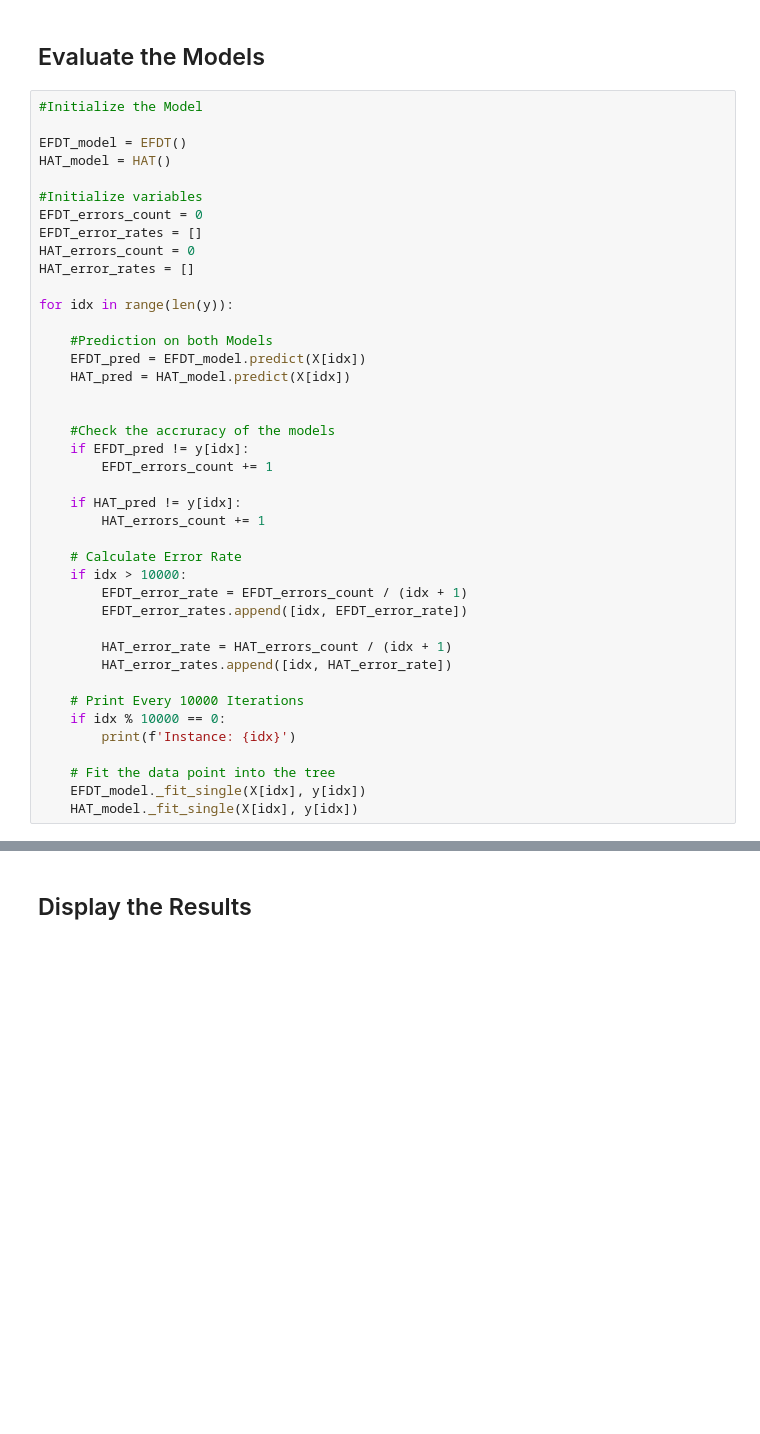
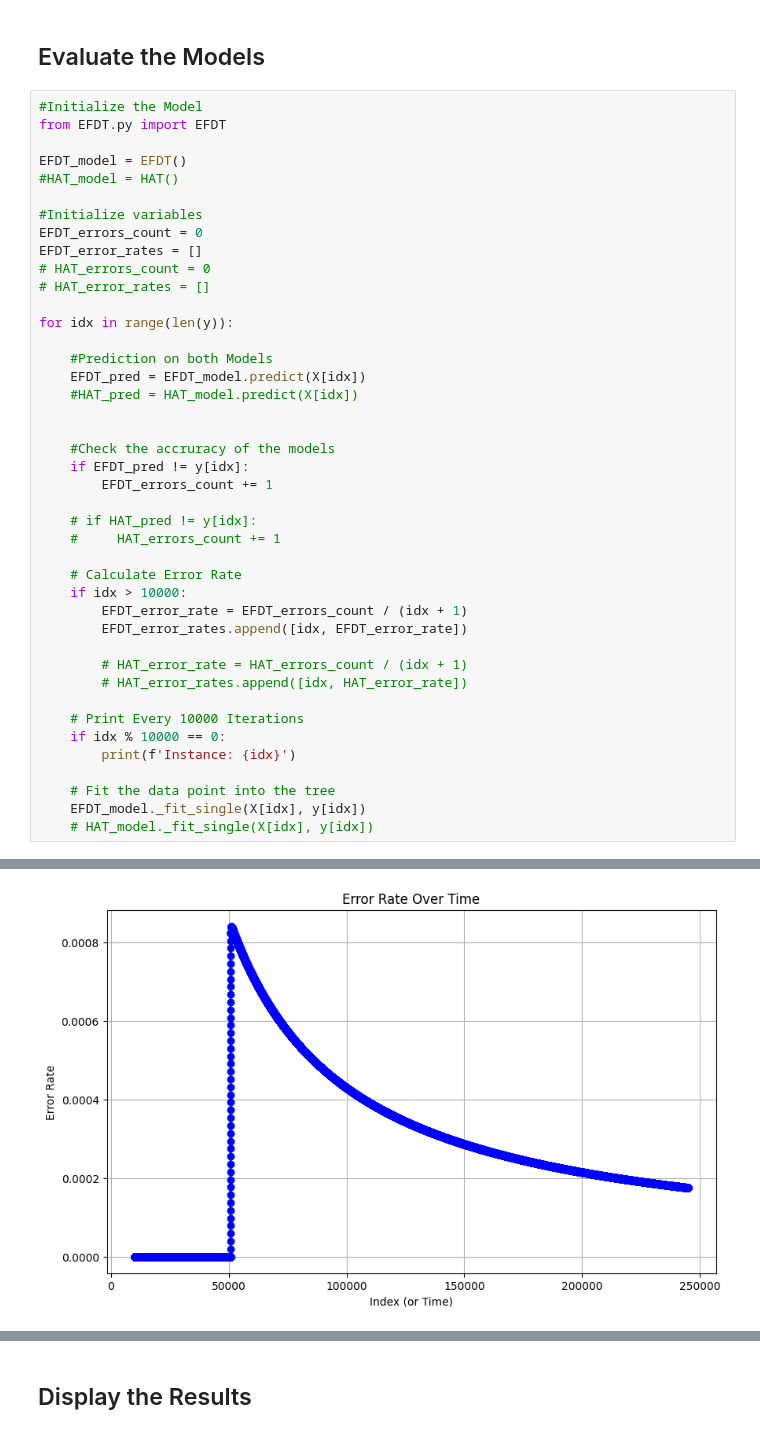
Before and after one commit to CarlosRabat/Data-Mining-Project, a Jupyter notebook: Evaluate_Results.ipynb, the cells around one changed output, grey strips where cells are left out. Saved outputs shown, nothing was run; the diff lists cells and outputs as text; blank space fills up the shorter version.

```diff
--- a/Evaluate_Results.ipynb
+++ b/Evaluate_Results.ipynb
@@ -18,37 +18,38 @@ y = y - 1
 ## Evaluate the Models
 # %%
 #Initialize the Model
+from EFDT.py import EFDT
 
 EFDT_model = EFDT()
-HAT_model = HAT()
+#HAT_model = HAT()
 
 #Initialize variables
 EFDT_errors_count = 0
 EFDT_error_rates = []
-HAT_errors_count = 0
-HAT_error_rates = []
+# HAT_errors_count = 0
+# HAT_error_rates = []
 
 for idx in range(len(y)):
 
     #Prediction on both Models
     EFDT_pred = EFDT_model.predict(X[idx])
-    HAT_pred = HAT_model.predict(X[idx])
+    #HAT_pred = HAT_model.predict(X[idx])
 
 
     #Check the accruracy of the models
     if EFDT_pred != y[idx]:
         EFDT_errors_count += 1
 
-    if HAT_pred != y[idx]:
-        HAT_errors_count += 1
+    # if HAT_pred != y[idx]:
+    #     HAT_errors_count += 1
 
     # Calculate Error Rate
     if idx > 10000:
         EFDT_error_rate = EFDT_errors_count / (idx + 1)
         EFDT_error_rates.append([idx, EFDT_error_rate])
 
-        HAT_error_rate = HAT_errors_count / (idx + 1)
-        HAT_error_rates.append([idx, HAT_error_rate])
+        # HAT_error_rate = HAT_errors_count / (idx + 1)
+        # HAT_error_rates.append([idx, HAT_error_rate])
 
     # Print Every 10000 Iterations
     if idx % 10000 == 0:
@@ -56,4 +57,5 @@ for idx in range(len(y)):
 
     # Fit the data point into the tree
     EFDT_model._fit_single(X[idx], y[idx])
-    HAT_model._fit_single(X[idx], y[idx])
+    # HAT_model._fit_single(X[idx], y[idx])
+# %% [output]
@@ -59,0 +79 @@ for idx in range(len(y)):
+[figure, added]
```
Also changed, not shown: parts of 1 cell of this notebook, 2 other files.
